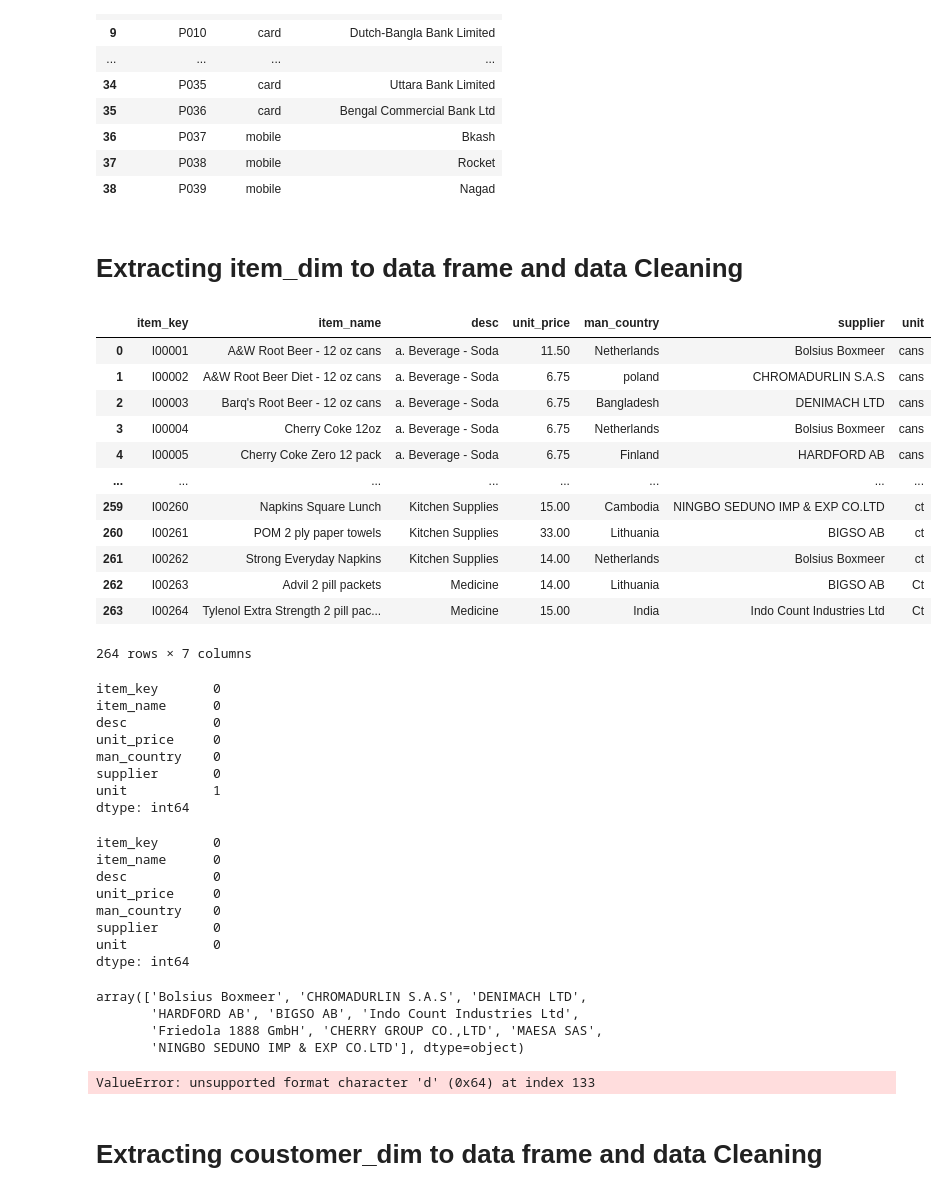
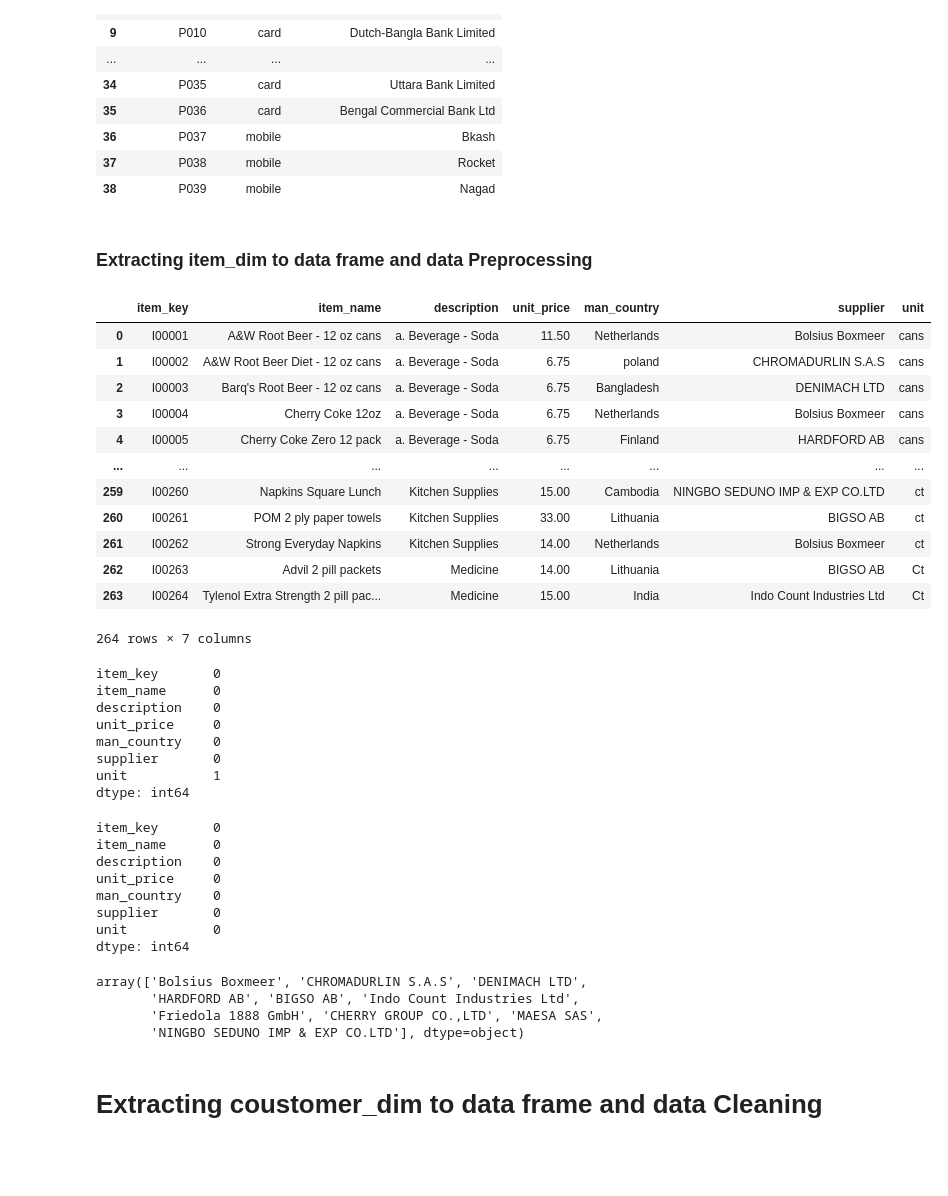
Before and after one commit to SadiaAlamChy/HDA-Tech-Learning, a Jupyter notebook: notebook/dataload/ETL.ipynb, the cells around one changed output. Saved outputs shown, nothing was run; the diff lists cells and outputs as text; code cells hidden in the pictures; blank space fills up the shorter version.

Commit message:
item dim  inserted

```diff
--- a/notebook/dataload/ETL.ipynb
+++ b/notebook/dataload/ETL.ipynb
@@ -311,12 +327,13 @@ trans_df
 | 37 | P038 | mobile | Rocket |
 | 38 | P039 | mobile | Nagad |
 # %% [markdown]
-# Extracting item_dim to data frame  and data Cleaning
+### Extracting item_dim to data frame  and data Preprocessing
 # %%
 df_item_dim = pd.read_excel(open(DATA_DIR + 'e-commerece_data.xlsx','rb'), sheet_name="Item_dim")
+df_item_dim = df_item_dim.rename(columns = {'desc':'description'}, inplace = False)
 df_item_dim
 # %% [output]
-|  | item_key | item_name | desc | unit_price | man_country | supplier | unit |
+|  | item_key | item_name | description | unit_price | man_country | supplier | unit |
 | 0 | I00001 | A&W Root Beer - 12 oz cans | a. Beverage - Soda | 11.50 | Netherlands | Bolsius Boxmeer | cans |
 | 1 | I00002 | A&W Root Beer Diet - 12 oz cans | a. Beverage - Soda | 6.75 | poland | CHROMADURLIN S.A.S | cans |
 | 2 | I00003 | Barq's Root Beer - 12 oz cans | a. Beverage - Soda | 6.75 | Bangladesh | DENIMACH LTD | cans |
@@ -334,7 +351,7 @@ df_item_dim.isna().sum()
 # %% [output]
 item_key       0
 item_name      0
-desc           0
+description    0
 unit_price     0
 man_country    0
 supplier       0
@@ -347,7 +364,7 @@ df_item_dim.isna().sum()
 # %% [output]
 item_key       0
 item_name      0
-desc           0
+description    0
 unit_price     0
 man_country    0
 supplier       0
@@ -363,12 +394,7 @@ array(['Bolsius Boxmeer', 'CHROMADURLIN S.A.S', 'DENIMACH LTD',
 # %%
-insert_stmt = "INSERT INTO ecomdb_star_schema.item_dim ( item_key, item_name, 'desc', unit_price, man_country, supplier, unit)" \
-            " VALUES (%s, %s, %s, %d, %s, %s, %s)"
-cur = con.cursor()
-psycopg2.extras.execute_batch(cur, insert_stmt, df_item_dim.values)
-con.commit()
-cur.close()
+insert_stmt = "INSERT INTO ecomdb_star_schema.item_dim ( item_key, item_name, description, unit_price, man_country, supplier, unit)" \
+            " VALUES (%s, %s, %s, %s, %s, %s, %s)"
+insert_table_data(insert_stmt,df_item_dim)
-# %% [output]
-ValueError: unsupported format character 'd' (0x64) at index 133
 # %% [markdown]
 # Extracting coustomer_dim to data frame  and data Cleaning
 # %%
```
Also changed, not shown: parts of 8 cells of this notebook, 1 other file.
